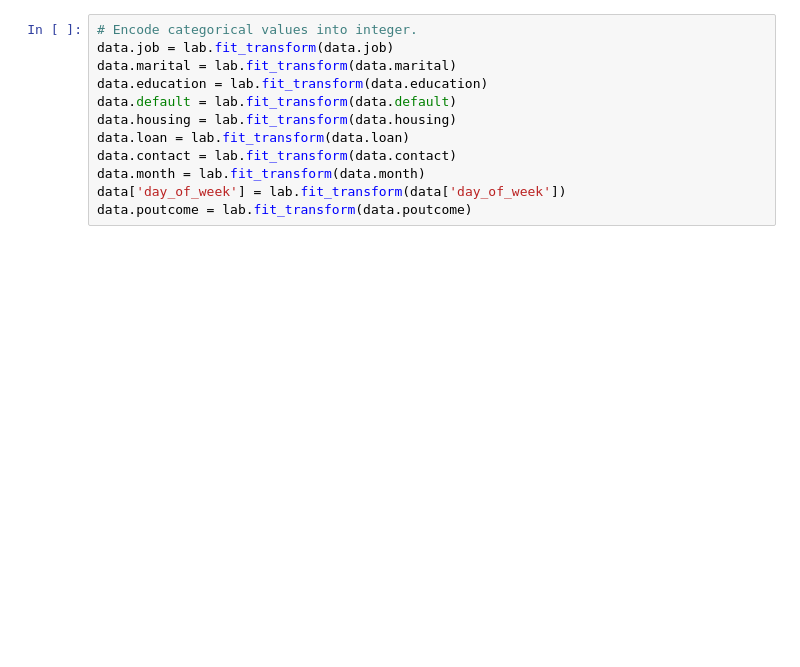
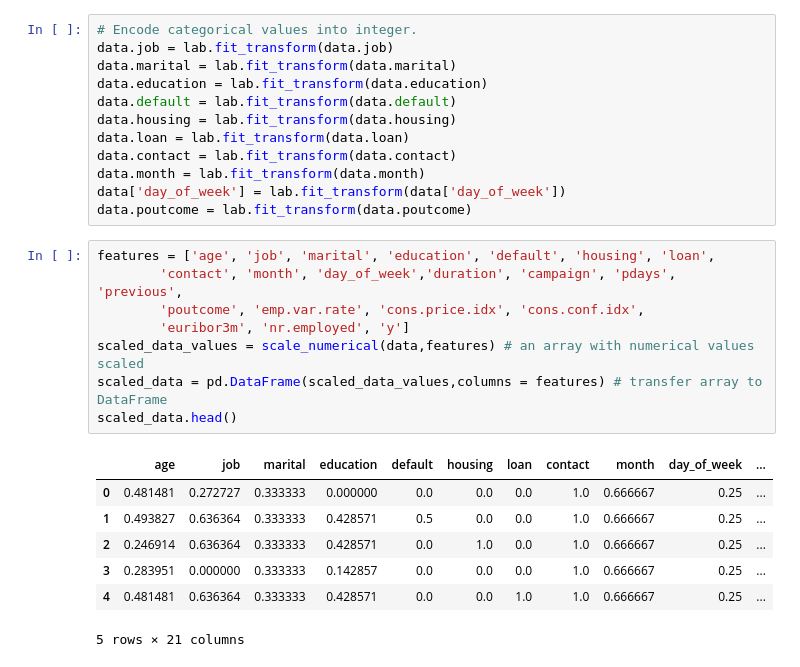
Before and after one commit to csak4718/bank_marketing, a Jupyter notebook: telemarketing_predictor_v2.ipynb, the cells around one changed output. Drawn from its saved outputs; the diff is of its cells as text; blank space fills up the shorter version.

```diff
--- a/telemarketing_predictor_v2.ipynb
+++ b/telemarketing_predictor_v2.ipynb
@@ -172,3 +227,19 @@ data.contact = lab.fit_transform(data.contact)
 data.month = lab.fit_transform(data.month)
 data['day_of_week'] = lab.fit_transform(data['day_of_week'])
 data.poutcome = lab.fit_transform(data.poutcome)
+# %%
+features = ['age', 'job', 'marital', 'education', 'default', 'housing', 'loan',
+        'contact', 'month', 'day_of_week','duration', 'campaign', 'pdays', 'previous',
+        'poutcome', 'emp.var.rate', 'cons.price.idx', 'cons.conf.idx',
+        'euribor3m', 'nr.employed', 'y']
+scaled_data_values = scale_numerical(data,features) # an array with numerical values scaled
+scaled_data = pd.DataFrame(scaled_data_values,columns = features) # transfer array to DataFrame
+scaled_data.head()
+# %% [output]
+|  | age | job | marital | education | default | housing | loan | contact | month | day_of_week | ... |
+| 0 | 0.481481 | 0.272727 | 0.333333 | 0.000000 | 0.0 | 0.0 | 0.0 | 1.0 | 0.666667 | 0.25 | ... |
+| 1 | 0.493827 | 0.636364 | 0.333333 | 0.428571 | 0.5 | 0.0 | 0.0 | 1.0 | 0.666667 | 0.25 | ... |
+| 2 | 0.246914 | 0.636364 | 0.333333 | 0.428571 | 0.0 | 1.0 | 0.0 | 1.0 | 0.666667 | 0.25 | ... |
+| 3 | 0.283951 | 0.000000 | 0.333333 | 0.142857 | 0.0 | 0.0 | 0.0 | 1.0 | 0.666667 | 0.25 | ... |
+| 4 | 0.481481 | 0.636364 | 0.333333 | 0.428571 | 0.0 | 0.0 | 1.0 | 1.0 | 0.666667 | 0.25 | ... |
+5 rows × 21 columns
```
Also changed, not shown: parts of 24 cells of this notebook, 5 other files.
